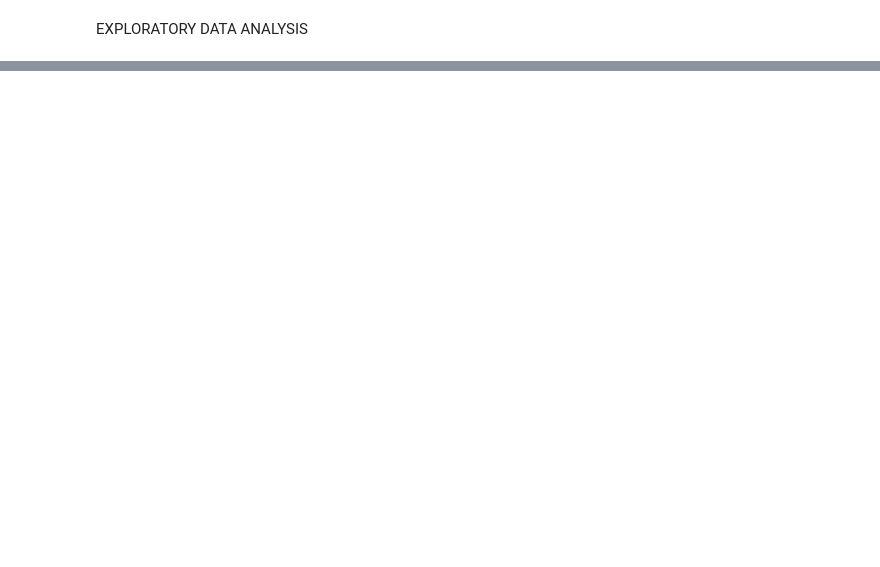
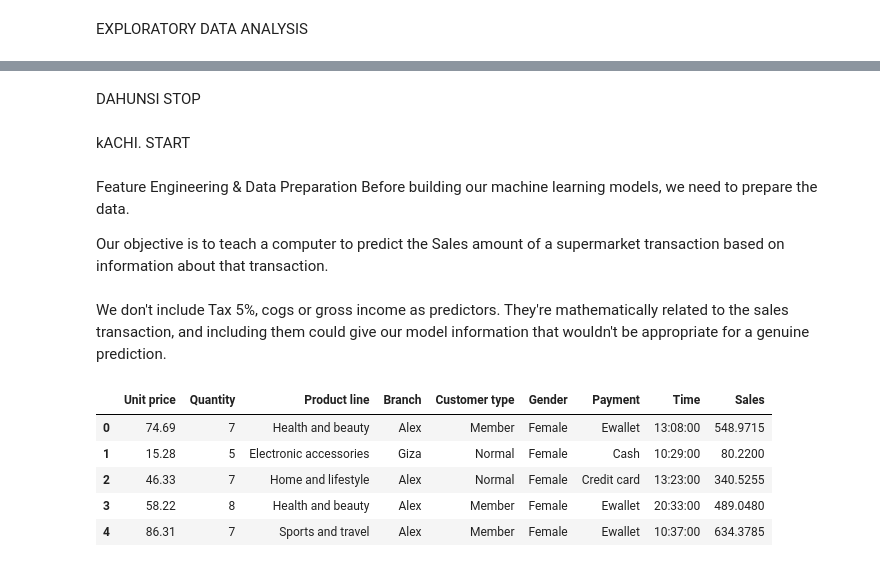
Before and after one commit to Henry-Aku/DTS_201_Group1, a Jupyter notebook: supermarket_sales_analysis.ipynb, the cells around one changed output, grey strips where cells are left out. Cells and saved outputs as stored; diff of their text form; code cells hidden in the pictures; blank space fills up the shorter version.

```diff
--- a/supermarket_sales_analysis.ipynb
+++ b/supermarket_sales_analysis.ipynb
@@ -60,0 +247,2 @@ print(monthly_sales)
+# %%
+df["Date"] = pd.to_datetime(df["Date"])
@@ -60,0 +271,32 @@ print(monthly_sales)
+# %% [markdown]
+DAHUNSI STOP
+# %% [markdown]
+kACHI. START
+# %% [markdown]
+Feature Engineering & Data Preparation
+Before building our machine learning models, we need to prepare the data.
+
+Our objective is to teach a computer to predict the Sales amount of a supermarket transaction based on information about that transaction.
+# %% [markdown]
+We don't include Tax 5%, cogs or gross income as predictors. They're mathematically related to the sales transaction, and including them could give our model information that wouldn't be appropriate for a genuine prediction.
+# %%
+ml_data = df[[
+    "Unit price",
+    "Quantity",
+    "Product line",
+    "Branch",
+    "Customer type",
+    "Gender",
+    "Payment",
+    "Time",
+    "Sales"
+]].copy()
+# %%
+ml_data.head()
+# %% [output]
+|  | Unit price | Quantity | Product line | Branch | Customer type | Gender | Payment | Time | Sales |
+| 0 | 74.69 | 7 | Health and beauty | Alex | Member | Female | Ewallet | 13:08:00 | 548.9715 |
+| 1 | 15.28 | 5 | Electronic accessories | Giza | Normal | Female | Cash | 10:29:00 | 80.2200 |
+| 2 | 46.33 | 7 | Home and lifestyle | Alex | Normal | Female | Credit card | 13:23:00 | 340.5255 |
+| 3 | 58.22 | 8 | Health and beauty | Alex | Member | Female | Ewallet | 20:33:00 | 489.0480 |
+| 4 | 86.31 | 7 | Sports and travel | Alex | Member | Female | Ewallet | 10:37:00 | 634.3785 |
```
Also changed, not shown: parts of 93 cells of this notebook, 1 other file.
